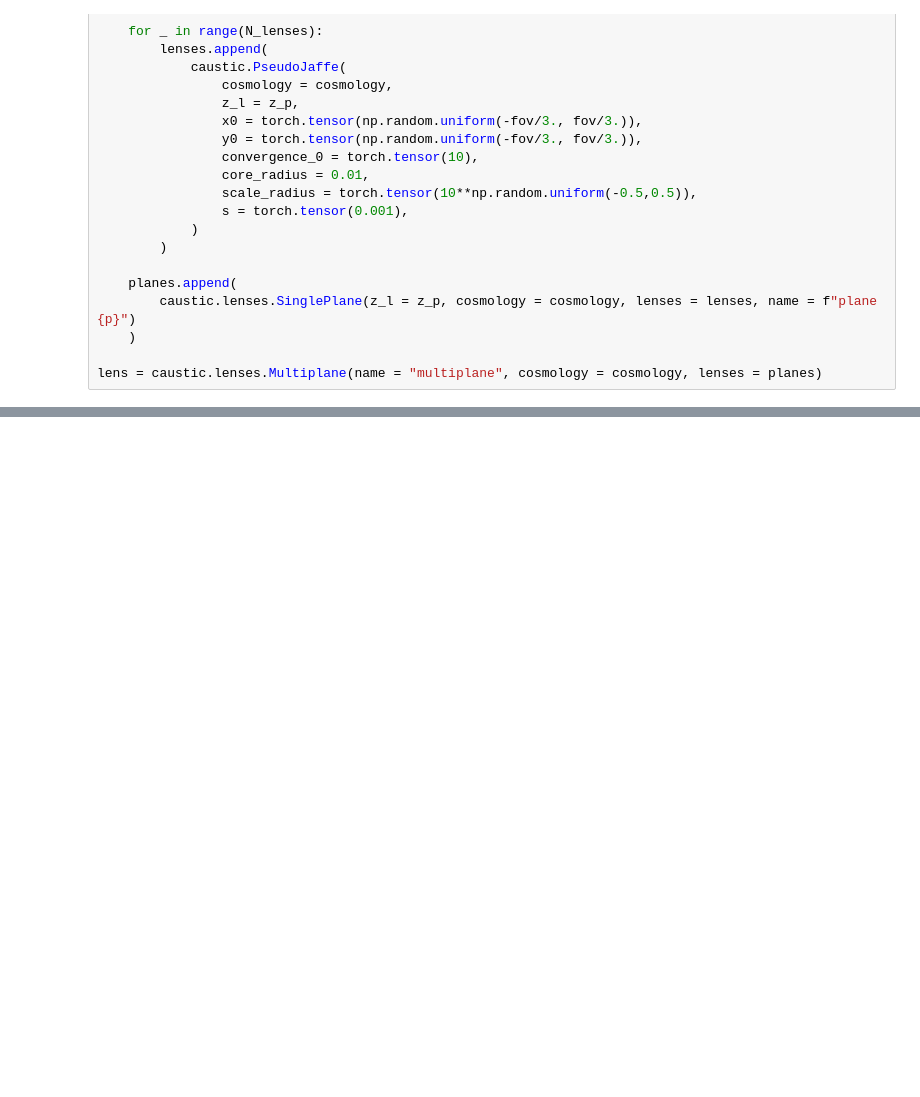
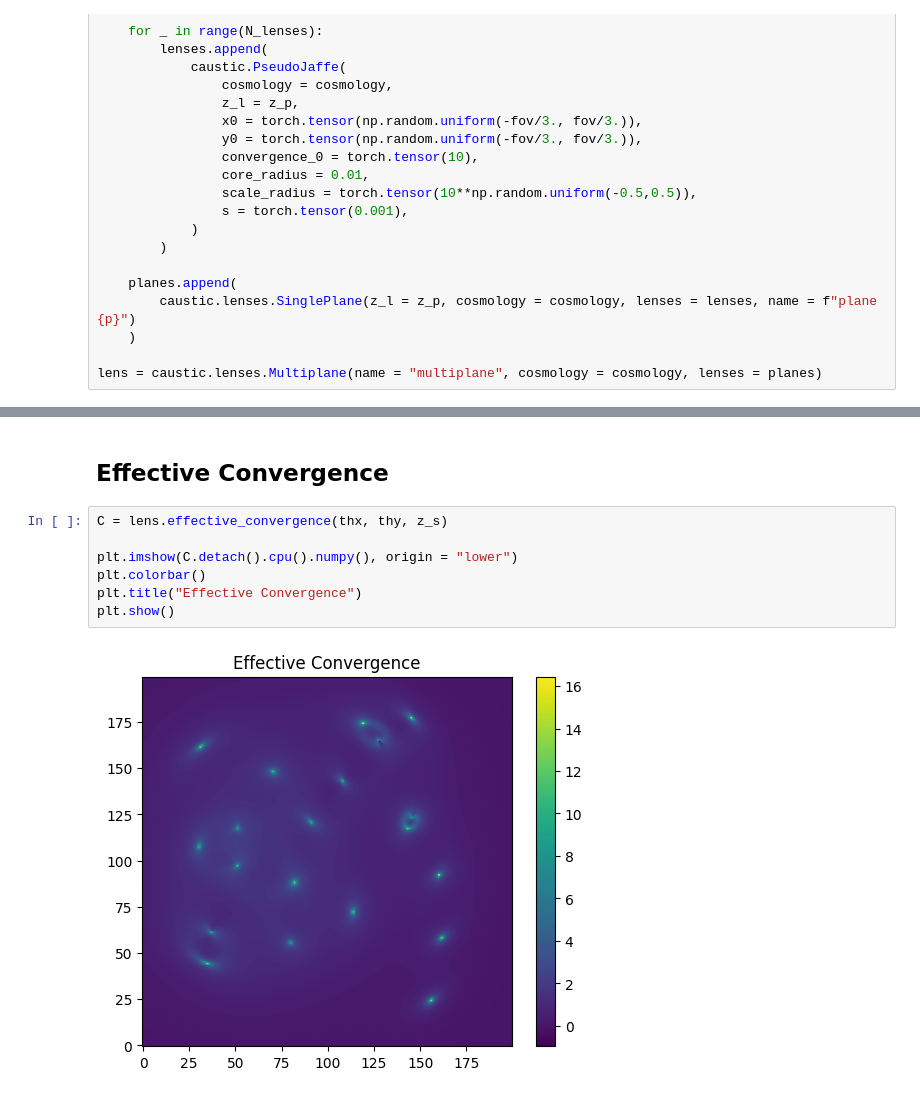
Before and after one commit to Ciela-Institute/caustics-tutorials, a Jupyter notebook: tutorials/MultiplaneDemo.ipynb, the cells around one changed output, grey strips where cells are left out. Drawn from its saved outputs; the diff is of its cells as text; blank space fills up the shorter version.

```diff
--- a/tutorials/MultiplaneDemo.ipynb
+++ b/tutorials/MultiplaneDemo.ipynb
@@ -101,0 +105,11 @@ plt.show()
+# %% [markdown]
+## Effective Convergence
+# %%
+C = lens.effective_convergence(thx, thy, z_s)
+
+plt.imshow(C.detach().cpu().numpy(), origin = "lower")
+plt.colorbar()
+plt.title("Effective Convergence")
+plt.show()
+# %% [output]
+[figure, added]
```
Also changed, not shown: parts of 6 cells of this notebook.
